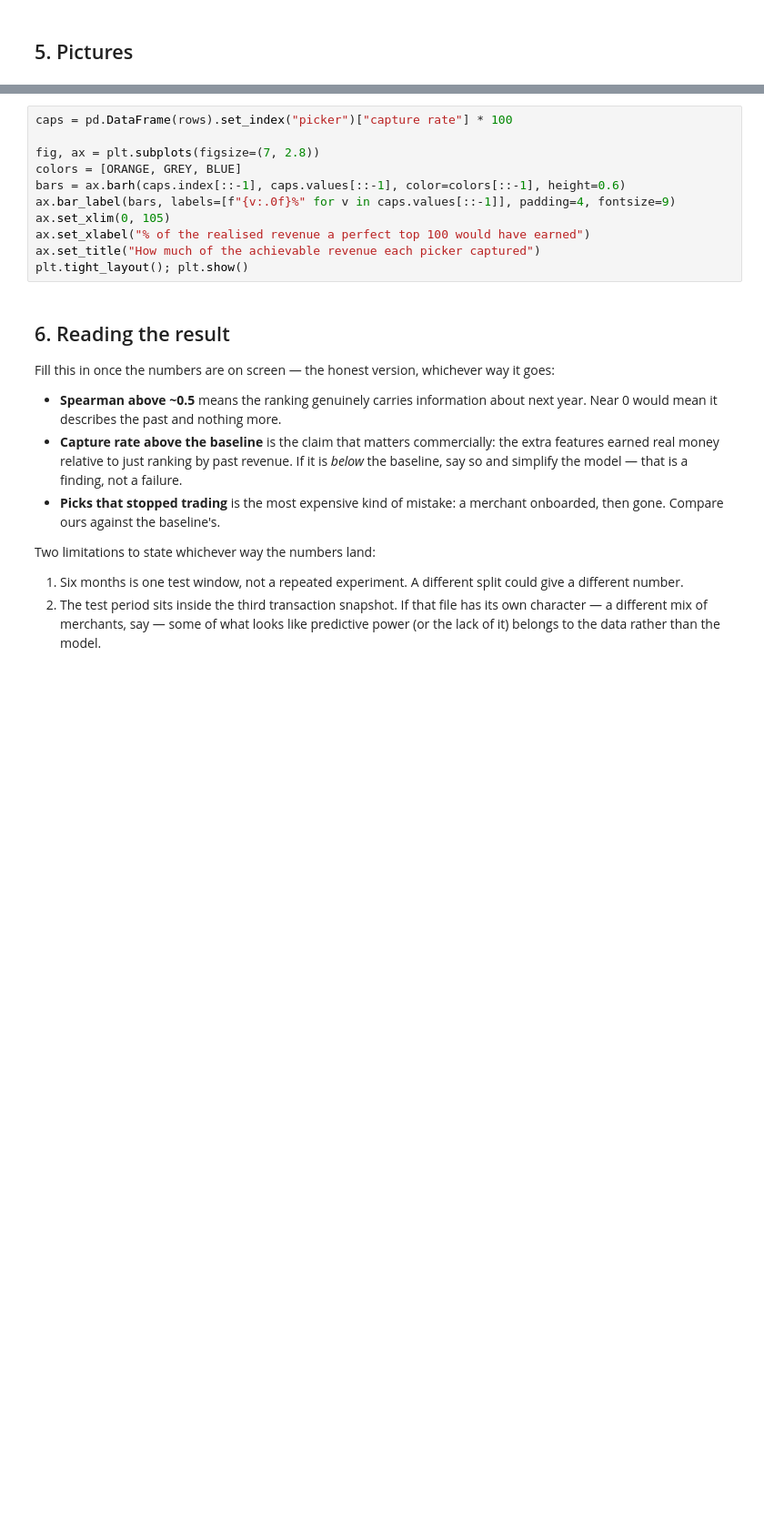
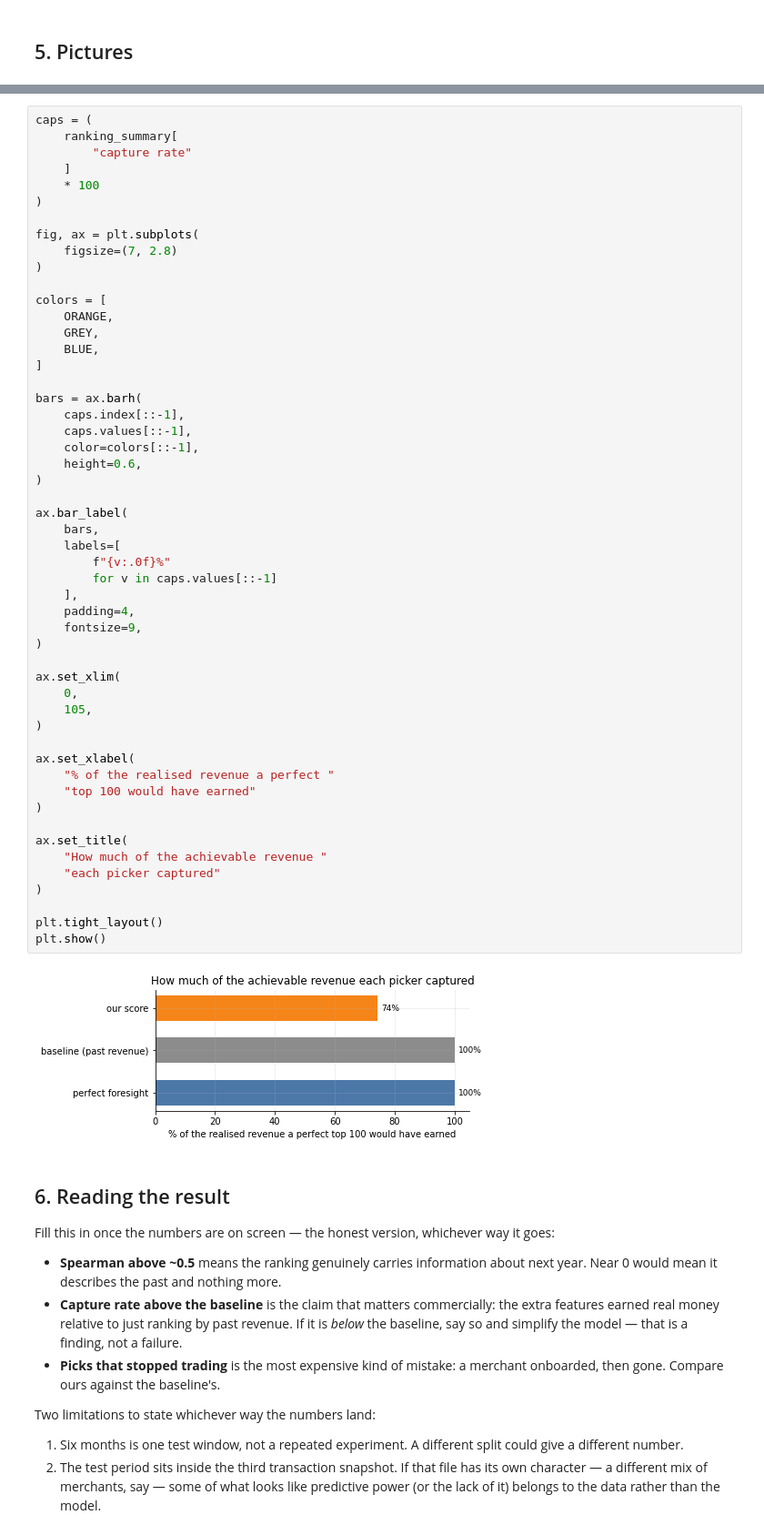
Before and after one commit to cjboingboing/project2, a Jupyter notebook: notebooks/validation_timesplit.ipynb, the cells around one changed output, grey strips where cells are left out. Shown at 91% size. Cells and saved outputs as stored; diff of their text form; blank space fills up the shorter version.

```diff
--- a/notebooks/validation_timesplit.ipynb
+++ b/notebooks/validation_timesplit.ipynb
@@ -349,14 +668,57 @@ plt.tight_layout(); plt.show()
 # %%
-caps = pd.DataFrame(rows).set_index("picker")["capture rate"] * 100
+caps = (
+    ranking_summary[
+        "capture rate"
+    ]
+    * 100
+)
 
-fig, ax = plt.subplots(figsize=(7, 2.8))
-colors = [ORANGE, GREY, BLUE]
-bars = ax.barh(caps.index[::-1], caps.values[::-1], color=colors[::-1], height=0.6)
-ax.bar_label(bars, labels=[f"{v:.0f}%" for v in caps.values[::-1]], padding=4, fontsize=9)
-ax.set_xlim(0, 105)
-ax.set_xlabel("% of the realised revenue a perfect top 100 would have earned")
-ax.set_title("How much of the achievable revenue each picker captured")
-plt.tight_layout(); plt.show()
+fig, ax = plt.subplots(
+    figsize=(7, 2.8)
+)
+
+colors = [
+    ORANGE,
+    GREY,
+    BLUE,
+]
+
+bars = ax.barh(
+    caps.index[::-1],
+    caps.values[::-1],
+    color=colors[::-1],
+    height=0.6,
+)
+
+ax.bar_label(
+    bars,
+    labels=[
+        f"{v:.0f}%"
+        for v in caps.values[::-1]
+    ],
+    padding=4,
+    fontsize=9,
+)
+
+ax.set_xlim(
+    0,
+    105,
+)
+
+ax.set_xlabel(
+    "% of the realised revenue a perfect "
+    "top 100 would have earned"
+)
+
+ax.set_title(
+    "How much of the achievable revenue "
+    "each picker captured"
+)
+
+plt.tight_layout()
+plt.show()
+# %% [output]
+[figure, added]
 # %% [markdown]
 ## 6. Reading the result
 
```
Also changed, not shown: parts of 9 cells of this notebook, 3 other files.
